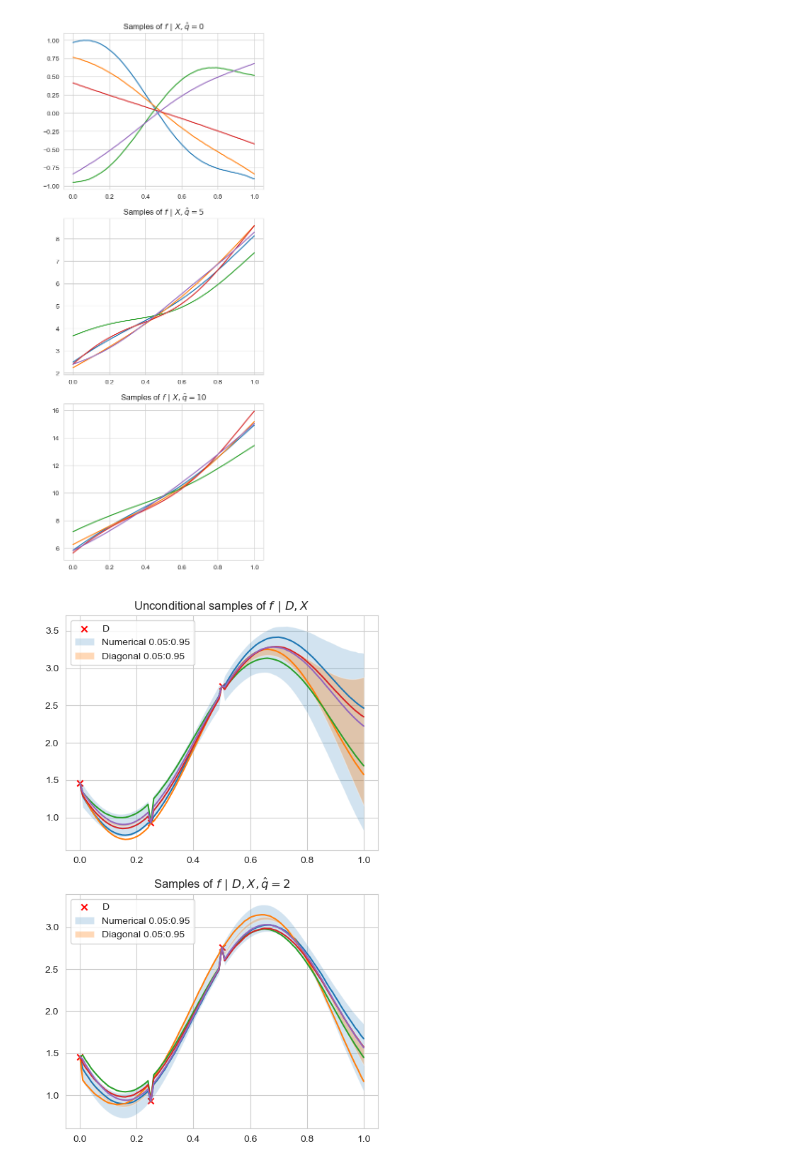
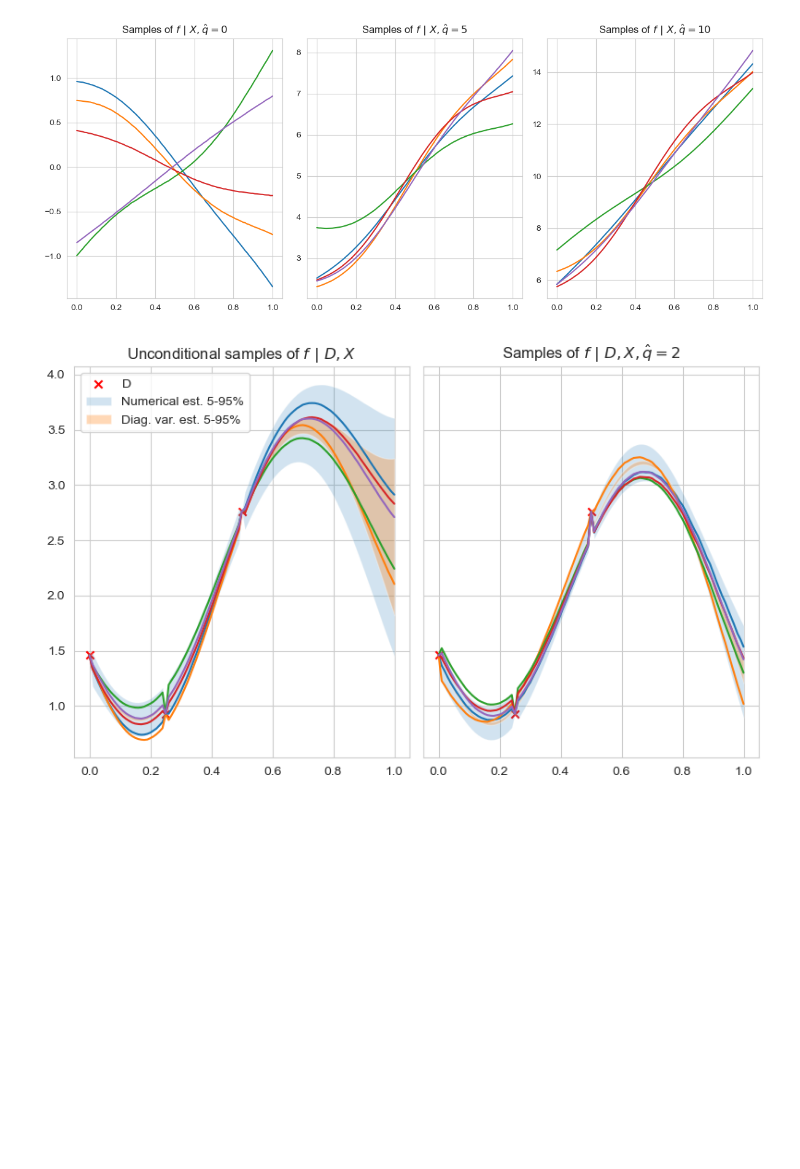
Before and after one commit to p-adema/diku-pml, a Jupyter notebook: project/gp_2.ipynb, the cells around one changed output. Cells and saved outputs as stored; diff of their text form; code cells hidden in the pictures; blank space fills up the shorter version.

```diff
--- a/project/gp_2.ipynb
+++ b/project/gp_2.ipynb
@@ -12,7 +12,7 @@ import matplotlib.pyplot as plt
 ex_dir = jnp.array([1, 5, 1], dtype=jnp.float32)
 # %%
 @partial(jax.jit, static_argnames=("keep",))
-def condition_mv(mean, cov, val, keep: int = 0):
+def condition_mv(mean: jnp.ndarray, cov: jnp.ndarray, val: jnp.ndarray, keep: int = 0):
     val = jnp.atleast_1d(val)
     m = mean.shape[0]
     c = val.shape[0]
@@ -51,7 +51,7 @@ ex_mean, ex_cov = condition_subspace(
     val=1.2,
 )
 # %%
-map_a, map_b = 0.08163265, 0.64114136
+map_a, map_b = 0.10702341, 0.46230795
 
 
 @partial(jnp.vectorize, signature="(x),(z)->(x,z)")
@@ -93,35 +93,35 @@ def plot_unconditional_samples(
         orthog_dir = jnp.full((l_size,), 1 / (l_size - 1)).at[((0, -1),)].multiply(0.5)
     if key is None:
         key = jax.random.key(1)
     if ax is None:
         _, ax = plt.subplots()
 
     samples = gen_unconditional_samples(key, orthog_dir, q_hat, l_size, sample_shape)
     assert jnp.isfinite(samples).all(), "Invalid values sampled"
     for sample in samples:
         ax.plot(jnp.linspace(0, 1, l_size), sample, label="")
 
     if orthog_dir is not None:
         assert jnp.isclose(
             orthog_dir @ samples.reshape((-1, l_size)).T, q_hat, atol=0.01
         ).all(), f"Invalid conditioning, {orthog_dir @ samples.T}"
         ax.set_title(f"Samples of $f ~|~ X, \\hat q = {q_hat}$")
     else:
         ax.set_title("Unconditional samples of $f ~|~ X$")
 
     return samples
 
 
-_, axs = plt.subplots(nrows=3, figsize=(5, 12), tight_layout=True)
+_, axs = plt.subplots(ncols=3, figsize=(12, 5), tight_layout=True)
 for w_key, w_ax, target_q in zip(
     jax.random.split(jax.random.key(0), 3), axs, (0, 5, 10)
 ):
     plot_unconditional_samples(
         ax=w_ax, key=w_key, orthog_dir="w", q_hat=target_q, l_size=101
     )
 plt.show()
 # %% [output]
-[figure, old version]
+[figure, new version]
 # %%
 def shuffle_condition(
     mean: jnp.ndarray,
@@ -196,13 +196,15 @@ def conditional_samples(
         jnp.array([0.05, 0.95]).reshape((2, 1)), loc=mean, scale=cov.diagonal()
     )
     error_samples = jax.random.multivariate_normal(
-        key, mean, cov, (5000,), method="svd"
+        key, mean, cov, (50_000,), method="svd"
     )
     error_low, error_high = jnp.quantile(error_samples, jnp.array([0.05, 0.95]), axis=0)
     ax.fill_between(
-        space, error_low, error_high, alpha=0.2, label="Numerical 0.05:0.95"
+        space, error_low, error_high, alpha=0.2, label="Numerical est. 5-95%"
     )
-    ax.fill_between(space, diag_low, diag_high, alpha=0.3, label="Diagonal 0.05:0.95")
+    ax.fill_between(
+        space, diag_low, diag_high, alpha=0.3, label="Diag. var. est. 5-95%"
+    )
     ax.legend()
 
     if orthog_dir is not None:
@@ -217,11 +219,13 @@ def conditional_samples(
 data_xs = jnp.array([0, 0.25, 0.5], dtype=jnp.float32)
 data_ys = jnp.array([1.46, 0.93, 2.76], dtype=jnp.float32)
 
-_, axs = plt.subplots(nrows=2, figsize=(5, 8), tight_layout=True)
+_, axs = plt.subplots(ncols=2, figsize=(8, 5), tight_layout=True, sharey=True)
 k1, k2 = jax.random.split(jax.random.key(42))
 cs_1 = conditional_samples(data_xs, data_ys, l_size=101, q_hat=2, ax=axs[0], key=k1)
 cs_2 = conditional_samples(
     data_xs, data_ys, l_size=101, q_hat=2, orthog_dir="w", ax=axs[1], key=k2
 )
+axs[1].get_legend().remove()
+plt.show()
 # %% [output]
-[figure, old version]
+[figure, new version]
```
Also changed, not shown: 3 other files.
